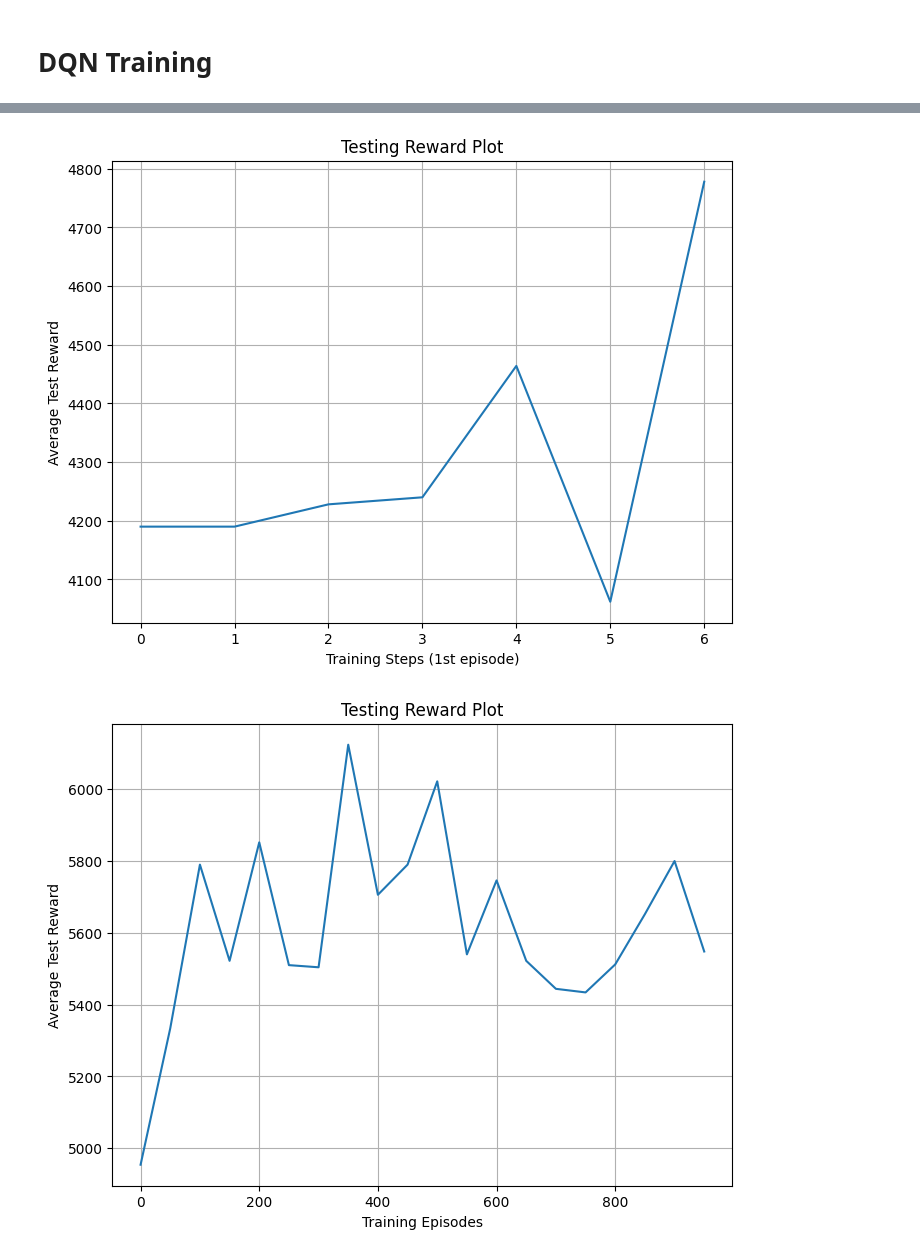
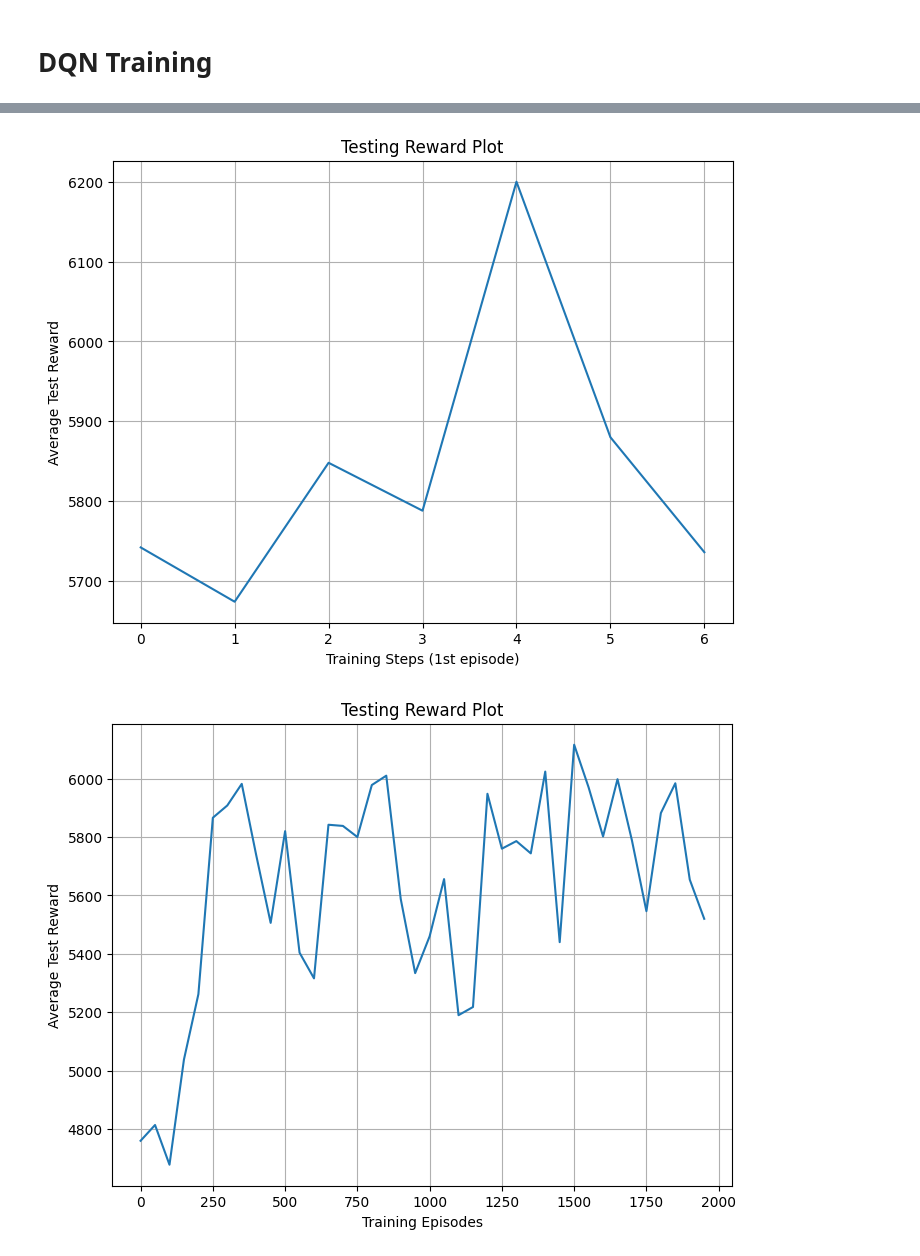
Before and after one commit to S1naHeidari/JCP-DQN, a Jupyter notebook: DQN_JCP.ipynb, the cells around one changed output, grey strips where cells are left out. Saved outputs shown, nothing was run; the diff lists cells and outputs as text; code cells hidden in the pictures.

```diff
--- a/DQN_JCP.ipynb
+++ b/DQN_JCP.ipynb
@@ -111,11 +111,11 @@ class CarRentalEnvironment:
 # %% [markdown]
 # NN with two hidden layers
 # %%
-def build_model(input_shape, output_size, lr=0.05):
+def build_model(input_shape, output_size, lr=0.001):
     model = tf.keras.Sequential([
         tf.keras.layers.Dense(64, activation='relu', input_shape=input_shape),
-        tf.keras.layers.Dense(128, activation='relu'),
-        tf.keras.layers.Dense(128, activation='relu'),
+        tf.keras.layers.Dense(256, activation='relu'),
+        tf.keras.layers.Dense(256, activation='relu'),
         tf.keras.layers.Dense(output_size)
     ])
     model.compile(loss="mean_squared_error", optimizer=Adam(learning_rate=lr), metrics=['acc'])
@@ -165,7 +165,7 @@ def exploration_rate(min_rate, max_rate, decay_rate, episode):
 # %% [markdown]
 # DQN Training
 # %%
-def dqn_train(env, num_episodes=1000, max_steps_per_episode=7, batch_size=64, gamma=0.9, epsilon_min=0.01, epsilon_decay=0.995):
+def dqn_train(env, num_episodes=2000, max_steps_per_episode=7, batch_size=64, gamma=0.95, epsilon_max=1.0, epsilon_min=0.1, epsilon_decay=0.0005):
     replay_buffer = deque(maxlen=2000)
     buffer_batch_start = 1000
     input_shape = (len(env.state_space[0]),)
@@ -183,7 +183,7 @@ def dqn_train(env, num_episodes=1000, max_steps_per_episode=7, batch_size=64, ga
         state = np.reshape(state, (1, -1))
         total_reward = 0
 
-        epsilon = exploration_rate(0.1, 1.0, 0.005, episode)
+        epsilon = exploration_rate(epsilon_min, epsilon_max, epsilon_decay, episode)
 
         for step in range(max_steps_per_episode):
             if np.random.rand() <= epsilon:
@@ -233,13 +233,15 @@ def dqn_train(env, num_episodes=1000, max_steps_per_episode=7, batch_size=64, ga
 
                 online_network.fit(states, target_q_values, epochs=1, verbose=0)
 
-        if (episode + 1) % 100 == 0:
-            current_lr = online_network.optimizer.lr.numpy()
-            new_lr = current_lr * 0.5  # Reduce learning rate by half
-            online_network.optimizer.lr.assign(new_lr)
-            print("Reduced learning rate to:", new_lr)
+#         if (episode + 1) % 100 == 0:
+#             current_lr = online_network.optimizer.lr.numpy()
+#             new_lr = current_lr * 0.5  # Reduce learning rate by half
+#             online_network.optimizer.lr.assign(new_lr)
+#             print("Reduced learning rate to:", new_lr)
+        if episode % 100 == 0:
+            target_network.set_weights(online_network.get_weights())  # Update target network
 
-        if episode % 50 == 0:
+        if (episode + 1) % 50 == 0:
             test_reward = run_episodes_continuous(env, online_network, target_network)
             test_rewards.append(test_reward)
             print("Test Reward after {} episodes: {:.2f}".format(episode + 1, test_reward))
@@ -278,15 +284,15 @@ plt.grid(True)
 plt.savefig('testing_reward_plot.png')  # Save the plot as 'testing_reward_plot.png' in the current directory
 plt.show()
 # %% [output]
-[figure, old version]
+[figure, new version]
 # %%
 plt.figure(figsize=(8, 6))
-plt.plot(range(0, 1000, 50), test_rewards[7:])
+plt.plot(range(0, 2000, 50), test_rewards[7:])
 plt.xlabel('Training Episodes')
 plt.ylabel('Average Test Reward')
 plt.title('Testing Reward Plot')
 plt.grid(True)
 plt.savefig('testing_reward_plot.png')  # Save the plot as 'testing_reward_plot.png' in the current directory
 plt.show()
 # %% [output]
-[figure, old version]
+[figure, new version]
```
Also changed, not shown: parts of 2 cells of this notebook, 2 other files.
